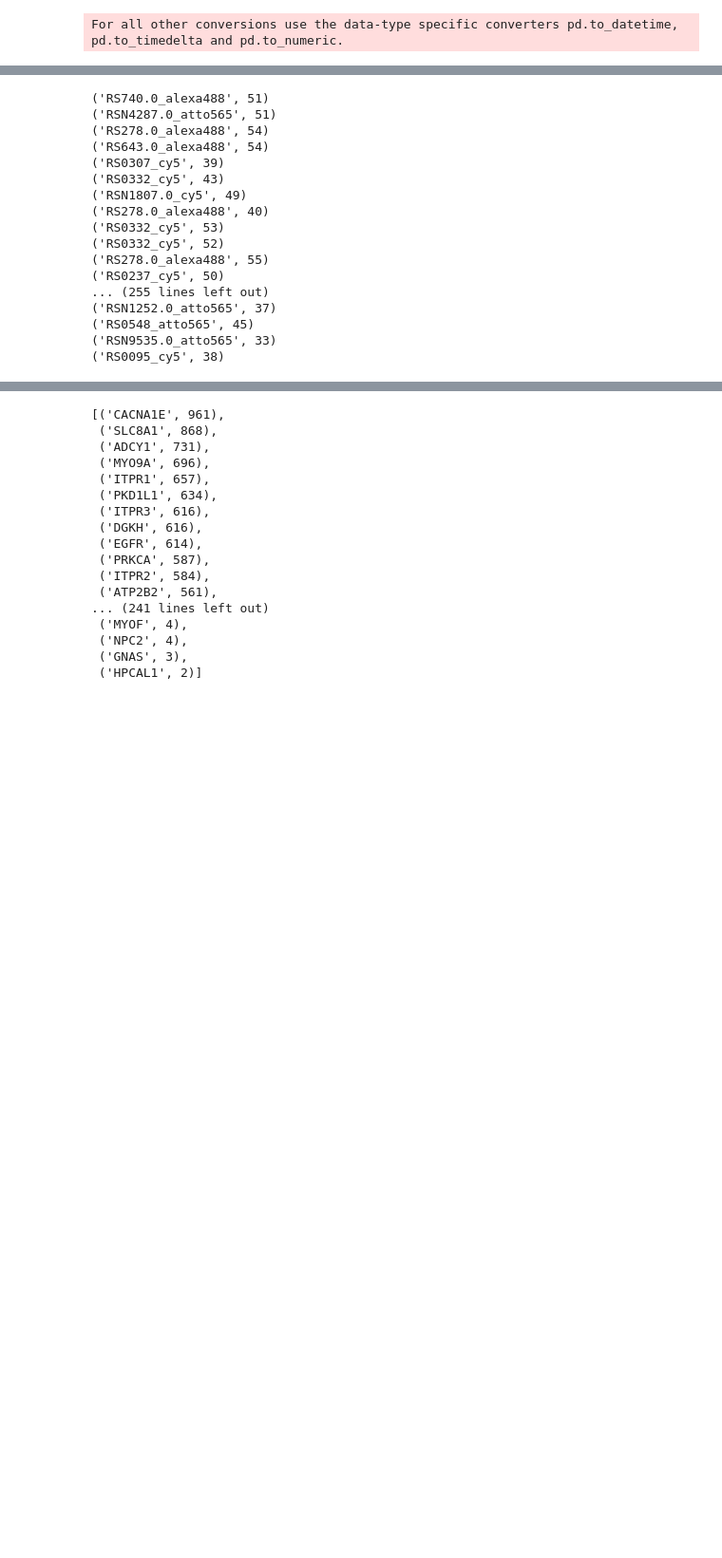
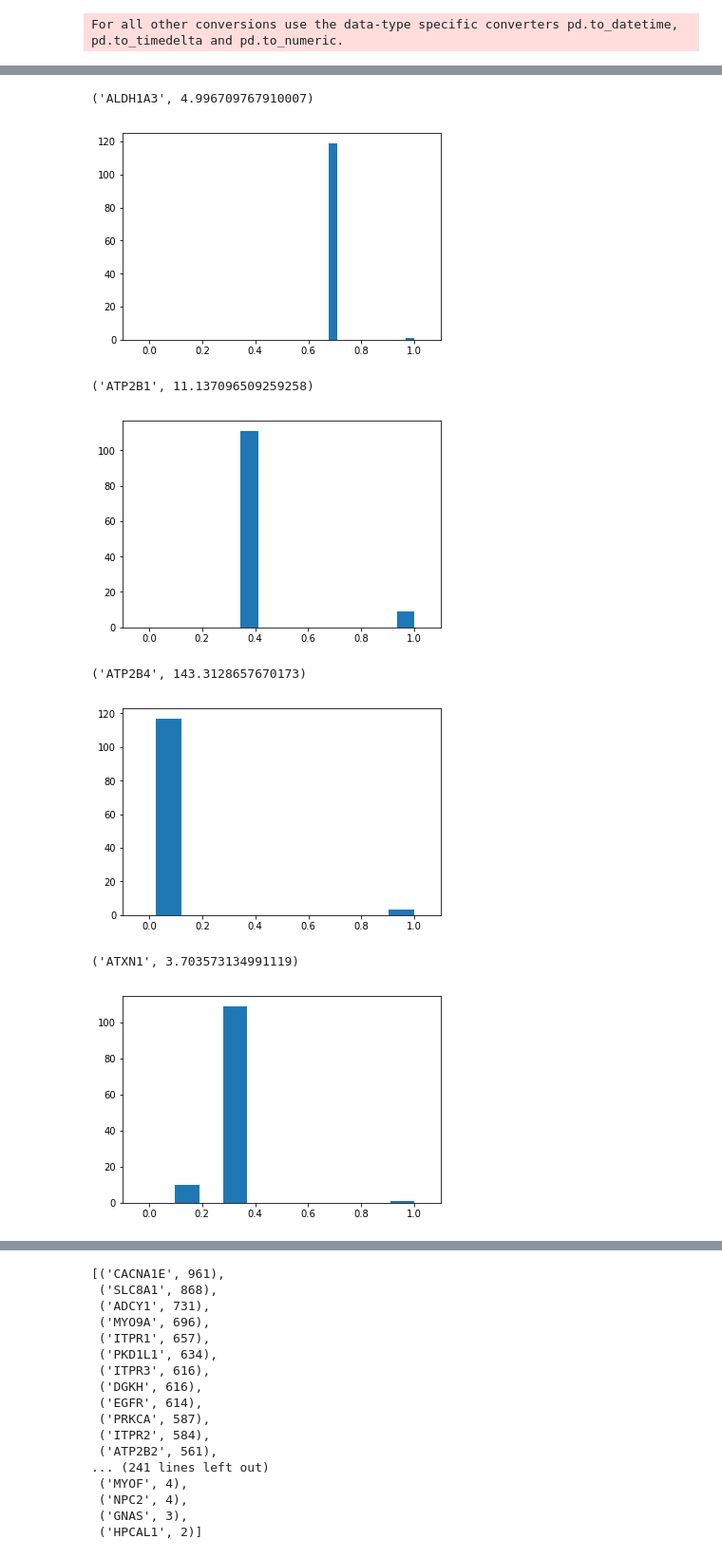
Before and after one commit to wollmanlab/seqfish_design, a Jupyter notebook: ca_celltype_v2/ca_genes_2.0.ipynb, the cells around one changed output, grey strips where cells are left out. Shown at 95% size. Cells and saved outputs as stored; diff of their text form; code cells hidden in the pictures; blank space fills up the shorter version.

```diff
--- a/ca_celltype_v2/ca_genes_2.0.ipynb
+++ b/ca_celltype_v2/ca_genes_2.0.ipynb
@@ -481,5 +560,5 @@ plt.plot(x, y)
 # %%
-df = df[df.gene.isin(genes[counts>=70])]
+df = df[df.gene.isin(genes[counts>=76])]
 gene_sets = []
 for gene, gdf in df.groupby('gene'):
 #     ax1 = plt.subplot(1,2,1)
@@ -491,22 +570,53 @@ for gene, gdf in df.groupby('gene'):
 #     plt.show()
     probes = gdf.sort_values(['specificity', 'isoSpecificity']).iloc[:120]
     gene_sets.append(probes)
-    print(Counter(np.concatenate((probes.ro1.values, probes.ro2.values))).most_common()[-1])
+    break
+    #print(Counter(np.concatenate((probes.ro1.values, probes.ro2.values))).most_common()[-1])
-# %% [output]
-('RS740.0_alexa488', 51)
-('RSN4287.0_atto565', 51)
-('RS278.0_alexa488', 54)
-('RS643.0_alexa488', 54)
-('RS0307_cy5', 39)
-('RS0332_cy5', 43)
-('RSN1807.0_cy5', 49)
-('RS278.0_alexa488', 40)
-('RS0332_cy5', 53)
-('RS0332_cy5', 52)
-('RS278.0_alexa488', 55)
-('RS0237_cy5', 50)
-... (255 lines left out)
-('RSN1252.0_atto565', 37)
-('RS0548_atto565', 45)
-('RSN9535.0_atto565', 33)
-('RS0095_cy5', 38)
+# %%
+manual_pass = ['ADRA1D', 'ARRB1', 'ATP2B1', 'ATXN1', 'CAMK2B', 'CAMK2D', 'CAMK4', 'CAPN14', 'CAPN5', 'CAPN8',
+              'CAPS2', 'CBY1', 'CBY1', 'CD44', 'CDH2', 'DCLK1', 'DCLK2', 'DGKI', 'DYSF', 'ERBB2', 'GATA3', 'HRH1',
+              'INPP4A', 'INPP5E', 'INPP5J', 'LTB4R2',  'MCTP2', 'MME', 'NPC1L1', 'P2RX4', 'P2RX7',
+              'PHKA2', 'PLEKHH3', 'PPEF1', 'PPM1E', 'PPM1M', 'PRKCH', 'PTGFR', 'RCAN3', 'RYR1', 'SLC24A4', 'SLC8A2',
+              'TP63', 'TRPC1', 'ALDH1A3', 'ATP2B4', 'BDKRB2', 'CABIN1', 'CAMK2G', 'CCNA2', 'CCNE1',
+              'DGKE', 'GNAS', 'HPCAL1', 'HTR7', 'ITPK1', 'ITPR1', 'KIF20A', 'MCM2', 'MSH2', 'PHKB',
+              'PI4KB', 'PKN1', 'PPM1D', 'PPP3CA', 'RACGAP1', 'SRC', 'STAT5A', 'TRPC4AP']
+# %%
+df = df[df.gene.isin(genes[counts>=76])]
+gene_sets = []
+uncertain_sets = []
+noligos = 0
+for gene, gdf in df.groupby('gene'):
+#     ax1 = plt.subplot(1,2,1)
+#     ax2 = plt.subplot(1,2,2)
+#     ax1.hist(gdf.specificity)
+#     #plt.xlim([0,1])
+#     ax2.hist(gdf.isoSpecificity)
+#     #plt.xlim([0,1])
+#     plt.show()
+    probes = gdf.sort_values(['specificity', 'isoSpecificity']).iloc[:120]
+    min_iso_spec = probes['isoSpecificity'].min()
+    if min_iso_spec<0.7 and not gene in manual_pass:
+        #print(gene)
+        uncertain_sets.append((gene, probes))
+    #print(gdf['isoSpecificity'].min())
+    else:
+        gene_sets.append(probes)
+        noligos+= probes.shape[0]
+        iso_off = probes.iso_off_spots.max()
+        if iso_off>1:
+            print(gene, iso_off)
+            plt.hist(probes.isoSpecificity)
+            plt.xlim(-0.1, 1.1)
+            plt.show()
+        #print()
+    #print(Counter(np.concatenate((probes.ro1.values, probes.ro2.values))).most_common()[-1])
+noligos
+# %% [output]
+('ALDH1A3', 4.996709767910007)
+[figure, added]
+('ATP2B1', 11.137096509259258)
+[figure, added]
+('ATP2B4', 143.3128657670173)
+[figure, added]
+('ATXN1', 3.703573134991119)
+[figure, added]
```
Also changed, not shown: parts of 36 cells of this notebook, 1 other file.
